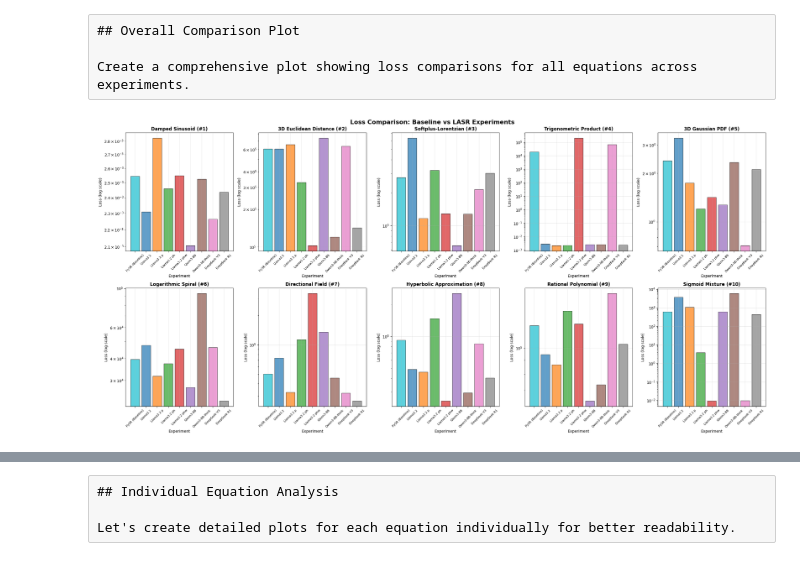
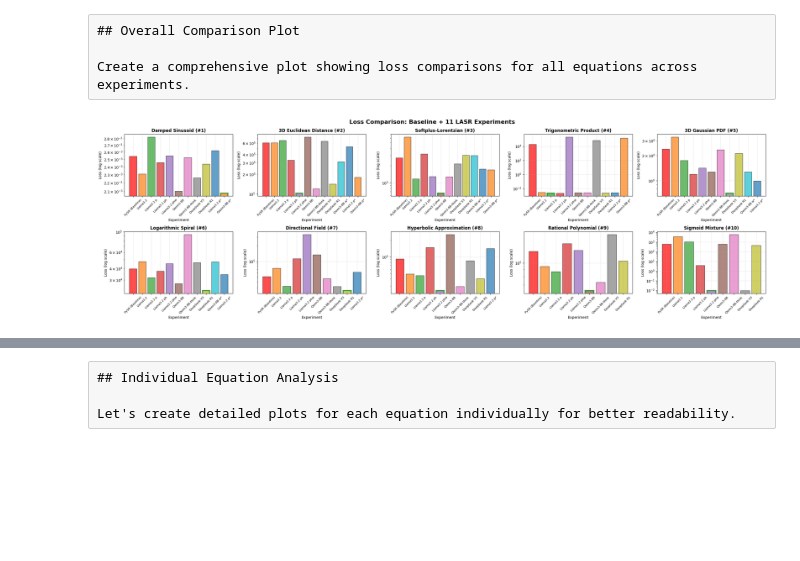
Before and after one commit to dannyxiaocn/LibraryAugmentedSymbolicRegression.jl, a Jupyter notebook: loss_comparison_analysis.ipynb, the cells around one changed output, grey strips where cells are left out. Saved outputs shown, nothing was run; the diff lists cells and outputs as text; code cells hidden in the pictures; blank space fills up the shorter version.

```diff
--- a/loss_comparison_analysis.ipynb
+++ b/loss_comparison_analysis.ipynb
@@ -1 +1,21 @@
+# %%
+# Define experiment labels - dynamically extended to support any experiment number
+exp_labels = {
+    'baseline': 'PySR (Baseline)',
+    0: 'Llama3.2',
+    1: 'Llama3.2 p',
+    2: 'Llama3.2 ph',
+    3: 'Llama3.2 phw',
+    4: 'Qwen3-8B',
+    5: 'Qwen3-8B-think',
+    6: 'DeepSeek V3',
+    7: 'DeepSeek R1',
+    8: 'Exp_8',  # Dynamic label for missing experiment
+    9: 'Qwen3-8B w*',
+    10: 'Llama3.2 p*',
+    11: 'Qwen3-8B p*',
+    12: 'Qwen3-8B-think p*',
+    13: 'DeepSeek V3 p*',
+    14: 'DeepSeek R1 p*'
+}
 # %% [raw]
@@ -210,13 +293,29 @@ Loss Comparison Summary Table:
 
 Create a comprehensive plot showing loss comparisons for all equations across experiments.
 # %%
-# Create plots
+# Create plots - adaptive to number of experiments
 n_equations = len(all_equations)
-fig, axes = plt.subplots(2, 5, figsize=(25, 12))
+
+# Calculate optimal subplot layout based on number of equations
+if n_equations <= 6:
+    rows, cols = 2, 3
+elif n_equations <= 8:
+    rows, cols = 2, 4
+elif n_equations <= 10:
+    rows, cols = 2, 5
+elif n_equations <= 12:
+    rows, cols = 3, 4
+else:
+    rows, cols = 3, 5
+
+# Adjust figure size based on number of experiments and equations
+fig_width = max(15, cols * 4 + len(all_exp_keys) * 0.5)
+fig_height = max(8, rows * 4)
+
+fig, axes = plt.subplots(rows, cols, figsize=(fig_width, fig_height))
+if rows == 1:
+    axes = axes.reshape(1, -1)
 axes = axes.flatten()
-
-# Include baseline + LASR experiments
-all_exp_keys = ['baseline'] + list(range(8))
 
 for i, eq_num in enumerate(all_equations):
     ax = axes[i]
@@ -226,42 +325,50 @@ for i, eq_num in enumerate(all_equations):
     exp_names = []
     colors = []
 
-    for exp_key in all_exp_keys:
+    for j, exp_key in enumerate(all_exp_keys):
         if eq_num in exp_data[exp_key]:
             losses_for_eq.append(exp_data[exp_key][eq_num])
-            exp_names.append(exp_labels[exp_key])
+            exp_label = get_exp_label(exp_key) if exp_key != 'baseline' else exp_labels['baseline']
+            exp_names.append(exp_label)
             if exp_key == 'baseline':
-                colors.append('C9')  # Special color for baseline
+                colors.append('red')  # Special color for baseline
             else:
-                colors.append(f'C{exp_key}')
+                colors.append(f'C{j % 10}')  # Cycle through color palette
 
     if losses_for_eq:
         bars = ax.bar(exp_names, losses_for_eq, color=colors, alpha=0.7, edgecolor='black')
         ax.set_yscale('log')
         ax.set_xlabel('Experiment', fontsize=10)
         ax.set_ylabel('Loss (log scale)', fontsize=10)
         eq_name = equation_info[eq_num]['name'] if eq_num in equation_info else f'Eq #{eq_num}'
         ax.set_title(f'{eq_name} (#{eq_num})', fontsize=12, fontweight='bold')
 
-        # Add loss values as text on bars
-        for bar, loss in zip(bars, losses_for_eq):
-            height = bar.get_height()
-            # ax.text(bar.get_x() + bar.get_width()/2., height * 1.2,
-            #        f'{loss:.1e}', ha='center', va='bottom', fontsize=7, rotation=45)
-
         ax.grid(True, alpha=0.3)
         ax.tick_params(axis='x', rotation=45, labelsize=8)
+
+        # Highlight best performer with border
+        if len(losses_for_eq) > 1:
+            best_idx = np.argmin(losses_for_eq)
+            bars[best_idx].set_edgecolor('green')
+            bars[best_idx].set_linewidth(3)
     else:
         ax.text(0.5, 0.5, 'No data', transform=ax.transAxes,
                ha='center', va='center', fontsize=12, style='italic')
         ax.set_title(f'Equation #{eq_num} - No Data', fontsize=12)
 
 # Hide unused subplots
 for i in range(n_equations, len(axes)):
     axes[i].set_visible(False)
 
-plt.suptitle('Loss Comparison: Baseline vs LASR Experiments', fontsize=16, fontweight='bold')
+title = f'Loss Comparison: {("Baseline + " if has_baseline else "")}{num_lasr_experiments} LASR Experiments'
+plt.suptitle(title, fontsize=16, fontweight='bold')
 plt.tight_layout()
 plt.show()
+
+print(f"\n📊 Visualization Summary:")
+print(f"  • {n_equations} equations analyzed")
+print(f"  • {total_experiments} experiments compared")
+print(f"  • Layout: {rows}x{cols} subplots")
+print(f"  • Green borders indicate best performer per equation")
 # %% [output]
-[figure, old version]
+[figure, new version]
```
Also changed, not shown: parts of 13 cells of this notebook, 11 other files.
